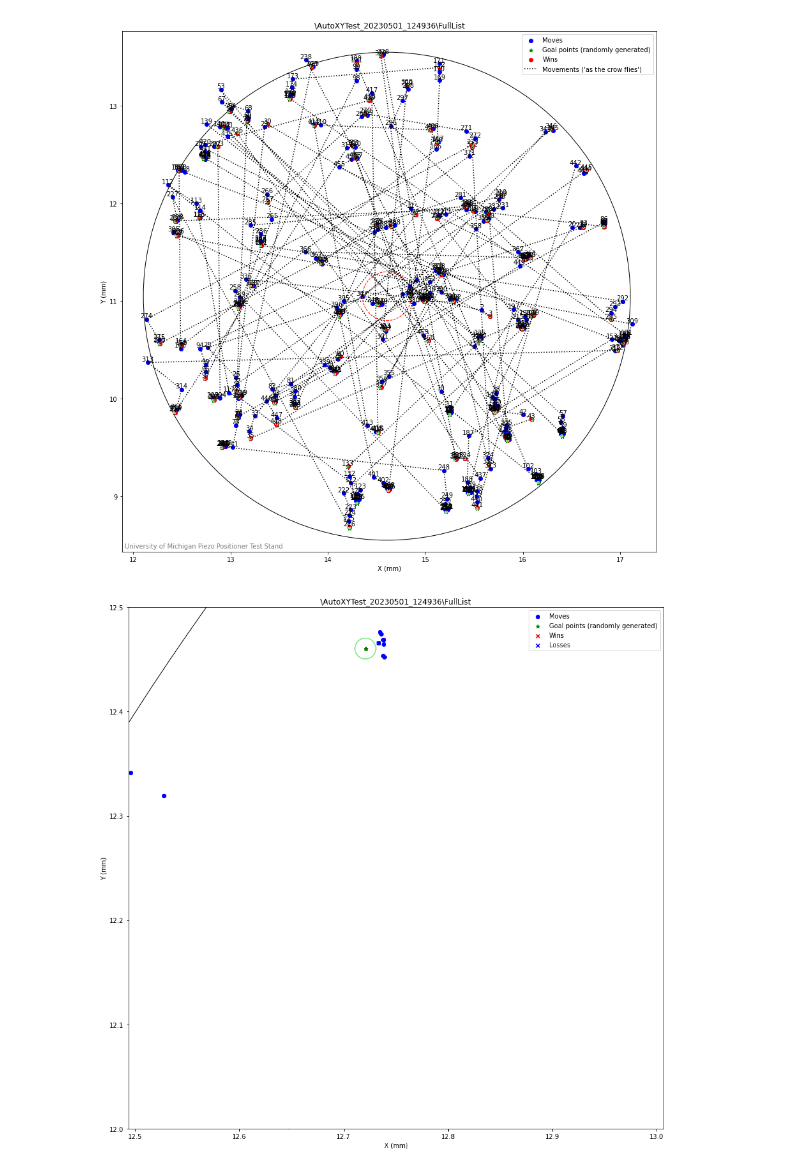
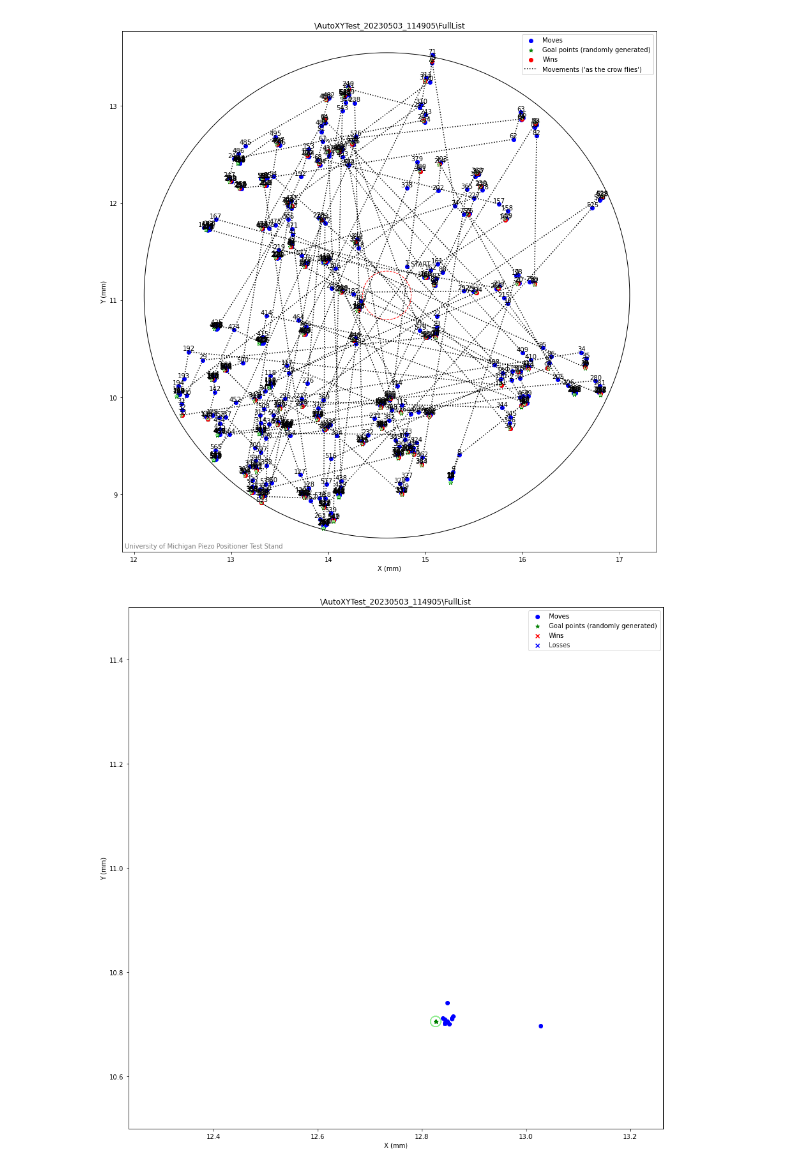
Before and after one commit to rsebok/PiezoProject_UMich, a Jupyter notebook: PlotXYTestWinCond.ipynb, the cells around one changed output. Cells and saved outputs as stored; diff of their text form; code cells hidden in the pictures.

```diff
--- a/PlotXYTestWinCond.ipynb
+++ b/PlotXYTestWinCond.ipynb
@@ -9,10 +9,10 @@ import numpy as np
 import config_constants as cc
 # %%
 # Load data and add column names
-folder = '.\Results\AutoXYTest_20230501_124936'
-name = '\AutoXYTest_20230501_124936\FullList'
-winlist = '\AutoXYTest_20230501_124936\WinList'
-losslist = '\AutoXYTest_20230501_124936\LossList'
+folder = '.\Results\AutoXYTest_20230503_114905'
+name = '\AutoXYTest_20230503_114905\FullList'
+winlist = '\AutoXYTest_20230503_114905\WinList'
+losslist = '\AutoXYTest_20230503_114905\LossList'
 headers = ['X (mm)', 'Y (mm)']
 data = pd.read_csv('.\Results\%s.csv' %name, names=headers) #select your file
 wins = pd.read_csv('.\Results\%s.csv' %winlist, names=headers) #select your file
@@ -108,7 +108,7 @@ plt.legend(loc='upper right')
 plt.savefig(folder + '\FullPlot')
 plt.show()
 # %% [output]
-[figure, old version]
+[figure, new version]
 # %%
 # Plot
 steps = list(range(1,len(moves['X (mm)']) +1))
@@ -119,32 +119,32 @@ plt.scatter(moves['X (mm)'], moves['Y (mm)'],color='blue',label="Moves")
 plt.scatter(destination['X (mm)'], destination['Y (mm)'],c='green',label="Goal points (randomly generated)",marker = '*')
 plt.scatter(wins['X (mm)'], wins['Y (mm)'],c='red',label="Wins",marker = 'x')
 plt.scatter(losses['X (mm)'], losses['Y (mm)'],c='blue',label="Losses",marker = 'x')
 
 circle_x = cc.circle['circle_x']
 circle_y = cc.circle['circle_y']
 circle_r = cc.circle['circle_r']
 circle1 = plt.Circle( (circle_x, circle_y ), circle_r , fill = False )
 circle2 = plt.Circle( (circle_x, circle_y ), 0.25 , fill = False, color = 'r', linestyle = '--')
 ax.add_artist( circle1 )
 ax.add_artist( circle2 )
 
 
 #print(len(wins['X (mm)']),'/',len(wins['X (mm)'])+len(losses['X (mm)'])) #put in the number of points assigned
 
 data_index1 = destination.index.tolist()
 for i in data_index1:
     circle = plt.Circle( (destination['X (mm)'][i] , destination['Y (mm)'][i]), 0.01 , fill = False, color = 'lightgreen', linestyle = '-')
     ax.add_artist( circle )
 
 
 plt.title(name)
 plt.axis('equal')
 plt.xlim(12.5,13)
-plt.ylim(12,12.5)
+plt.ylim(10.5,11.5)
 plt.xlabel('X (mm)')
 plt.ylabel('Y (mm)')
 plt.legend(loc='best')
 plt.savefig(folder + '\CoordsOnly')
 plt.show()
 # %% [output]
-[figure, old version]
+[figure, new version]
```
Also changed, not shown: parts of 1 cell of this notebook, 2 other files.
